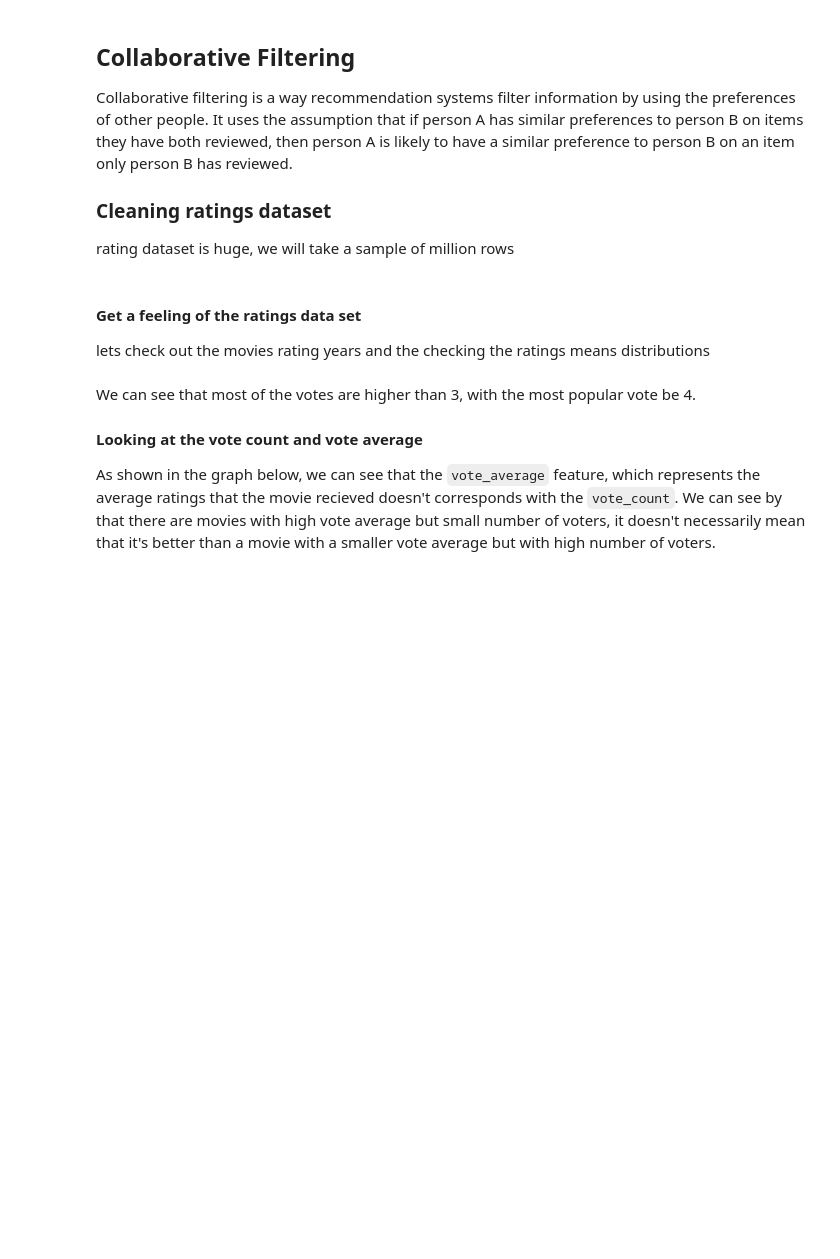
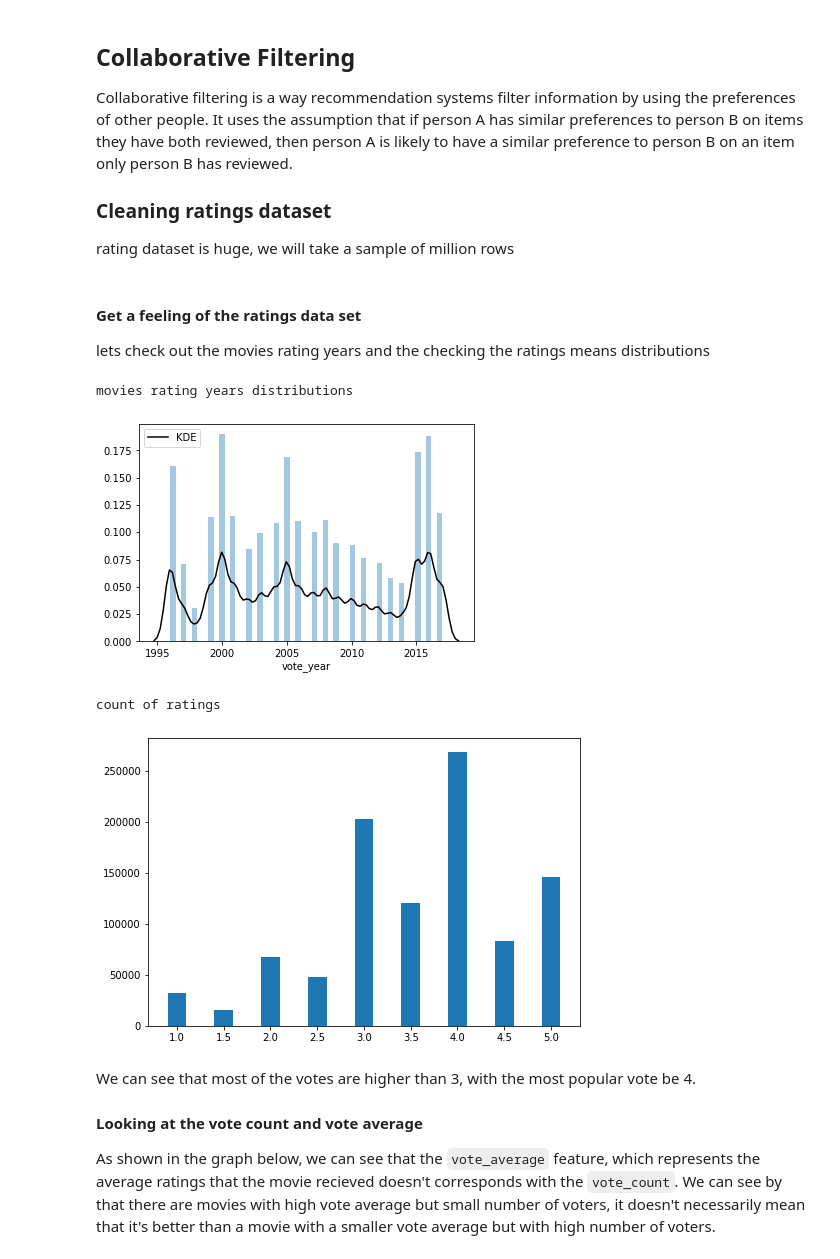
Before and after one commit to ronka/movie-recommendation-notebook, a Jupyter notebook: final_project.ipynb, the cells around one changed output. Cells and saved outputs as stored; diff of their text form; code cells hidden in the pictures; blank space fills up the shorter version.

```diff
--- a/final_project.ipynb
+++ b/final_project.ipynb
@@ -565,11 +659,14 @@ then person A is likely to have a similar preference to person B on an item only
 rating dataset is huge, we will take a sample of million rows
 # %%
 ratings_df = ratings_raw_df.sample(n=10**6, random_state=1)
+ratings_df = ratings_df[ratings_df['rating'] >= 1]
 
 # convert rating timestamp to date
 ratings_df['date'] = ratings_df.apply(lambda x: str(datetime.fromtimestamp(x['timestamp']).strftime('%Y-%m-%d')),axis=1)
 #extract release year
 ratings_df['vote_year'] = pd.to_datetime(ratings_df['date']).dt.year
+
+ratings_movies_df = pd.merge(movies_df,ratings_df,left_on='id', right_on='movieId').loc[:, ('movieId','title','userId','rating')]
 # %% [markdown]
 #### Get a feeling of the ratings data set
 
@@ -577,15 +674,23 @@ lets check out the movies rating years and the checking the ratings means distri
 # %%
 print('movies rating years distributions')
 sns.distplot(ratings_df['vote_year'],
                   kde_kws={"color": "k","label": "KDE"})
 plt.show()
 
 print('count of ratings')
-# TODO: maybe make this as bars?
-ratings_count = ratings_df.groupby(by=['rating']).size()
-axes = sns.lineplot(data=ratings_count, palette="tab10")
-axes.grid(True, linestyle='-.')
+
+ratings_count = ratings_df.groupby(by=['rating']).size()#.drop(labels=['0.5'])
+
+fig = plt.figure()
+ax = fig.add_axes([0,0,1,1])
+ax.set_xticks(ratings_count.index, minor=False)
+ax.bar(ratings_count.index,ratings_count.values,width=0.2)
 plt.show()
+# %% [output]
+movies rating years distributions
+[figure, added]
+count of ratings
+[figure, added]
 # %% [markdown]
 We can see that most of the votes are higher than 3, with the most popular vote be 4.
 
```
Also changed, not shown: parts of 24 cells of this notebook, 2 other files.
